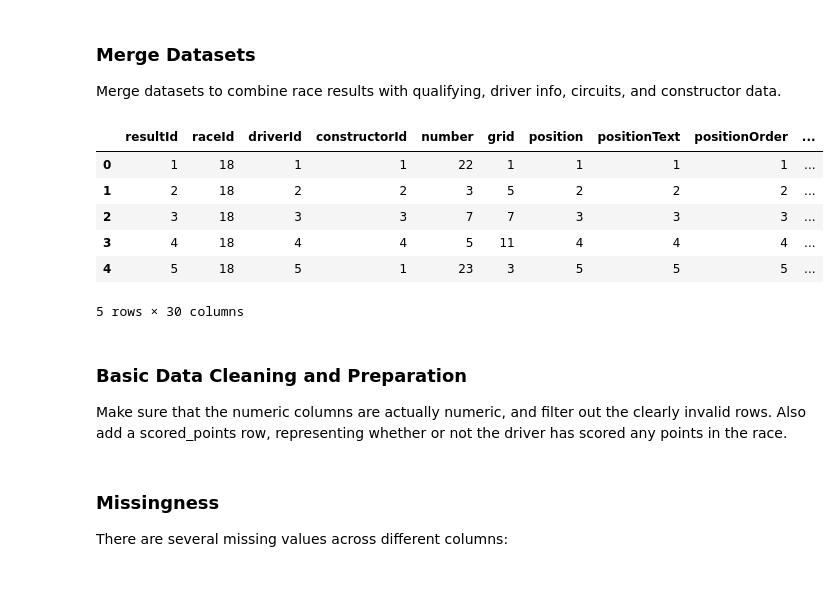
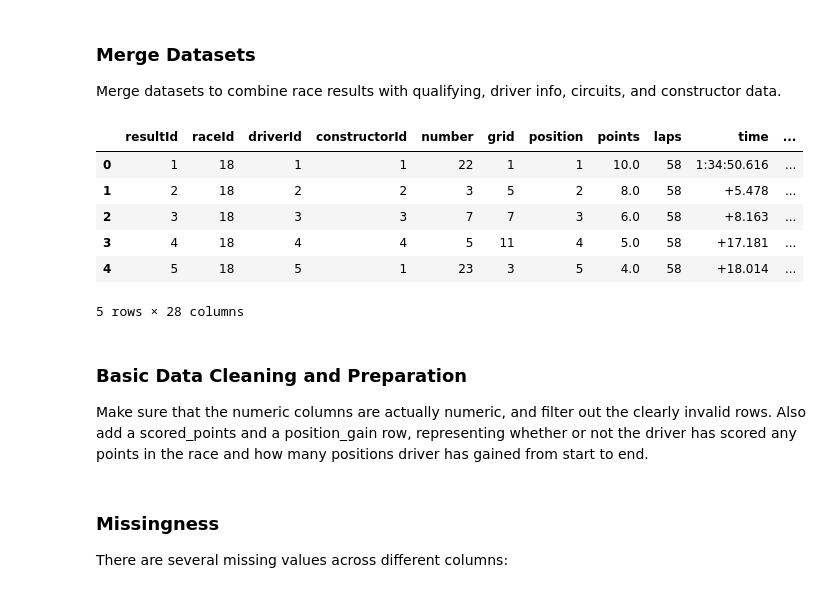
Before and after one commit to noelleketoo/F1-Racing-Analysis, a Jupyter notebook: analysis.ipynb, the cells around one changed output. Saved outputs shown, nothing was run; the diff lists cells and outputs as text; code cells hidden in the pictures.

```diff
--- a/analysis.ipynb
+++ b/analysis.ipynb
@@ -72,36 +72,36 @@ results.head()
 
 Merge datasets to combine race results with qualifying, driver info, circuits, and constructor data.
 # %%
-df = results.copy()
+df = results.copy().drop(columns=['position', 'positionText']).rename(columns={'positionOrder': 'position'})
 
 qual = qualifying[['raceId', 'driverId', 'position']].rename(columns={'position': 'qualifying_position'})
 df = pd.merge(df, qual, on=['raceId', 'driverId'], how='left')
 
 races_circuits = pd.merge(races, circuits[['circuitId', 'circuitRef', 'name', 'country']], on='circuitId', how='left')
 df = pd.merge(df, races_circuits[['raceId', 'year', 'round', 'circuitRef', 'country']], on='raceId', how='left')
 
 drivers_df = drivers[['driverId', 'driverRef', 'nationality']].rename(columns={"nationality": "driver_nationality"})
 df = pd.merge(df, drivers_df, on='driverId', how='left')
 
 constructors_df = constructors[['constructorId', 'name', 'nationality']].rename(columns={'name': 'constructor_name', 'nationality': 'constructor_nationality'})
 df = pd.merge(df, constructors_df, on='constructorId', how='left')
 
 cs = constructor_standings[["raceId", "constructorId", "points", "position", "wins"]]
 cs = cs.rename(columns={"points": "constructor_points_standings", "position": "constructor_champ_position", "wins": "constructor_wins_season"})
 df = df.merge(cs, on=["raceId", "constructorId"], how="left")
 
 df.head()
 # %% [output]
-|  | resultId | raceId | driverId | constructorId | number | grid | position | positionText | positionOrder | ... |
-| 0 | 1 | 18 | 1 | 1 | 22 | 1 | 1 | 1 | 1 | ... |
-| 1 | 2 | 18 | 2 | 2 | 3 | 5 | 2 | 2 | 2 | ... |
-| 2 | 3 | 18 | 3 | 3 | 7 | 7 | 3 | 3 | 3 | ... |
-| 3 | 4 | 18 | 4 | 4 | 5 | 11 | 4 | 4 | 4 | ... |
-| 4 | 5 | 18 | 5 | 1 | 23 | 3 | 5 | 5 | 5 | ... |
+|  | resultId | raceId | driverId | constructorId | number | grid | position | points | laps | time | ... |
+| 0 | 1 | 18 | 1 | 1 | 22 | 1 | 1 | 10.0 | 58 | 1:34:50.616 | ... |
+| 1 | 2 | 18 | 2 | 2 | 3 | 5 | 2 | 8.0 | 58 | +5.478 | ... |
+| 2 | 3 | 18 | 3 | 3 | 7 | 7 | 3 | 6.0 | 58 | +8.163 | ... |
+| 3 | 4 | 18 | 4 | 4 | 5 | 11 | 4 | 5.0 | 58 | +17.181 | ... |
+| 4 | 5 | 18 | 5 | 1 | 23 | 3 | 5 | 4.0 | 58 | +18.014 | ... |
-5 rows × 30 columns
+5 rows × 28 columns
 # %% [markdown]
 ### Basic Data Cleaning and Preparation
-Make sure that the numeric columns are actually numeric, and filter out the clearly invalid rows. Also add a scored_points row, representing whether or not the driver has scored any points in the race.
+Make sure that the numeric columns are actually numeric, and filter out the clearly invalid rows. Also add a scored_points and a position_gain row, representing whether or not the driver has scored any points in the race and how many positions driver has gained from start to end.
 # %%
 numeric_cols_to_convert = [
     "position", "grid", "points", "qualifying_position",
```
Also changed, not shown: parts of 27 cells of this notebook.
